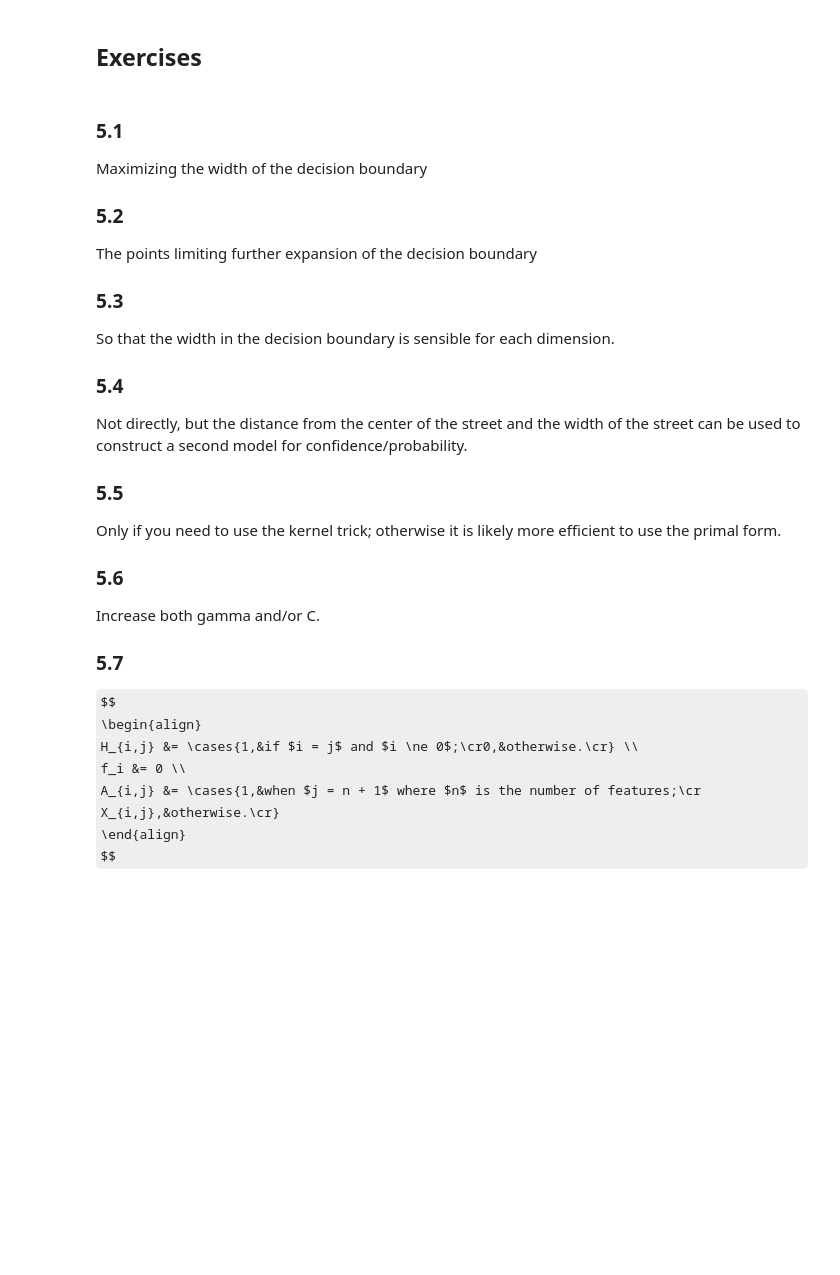
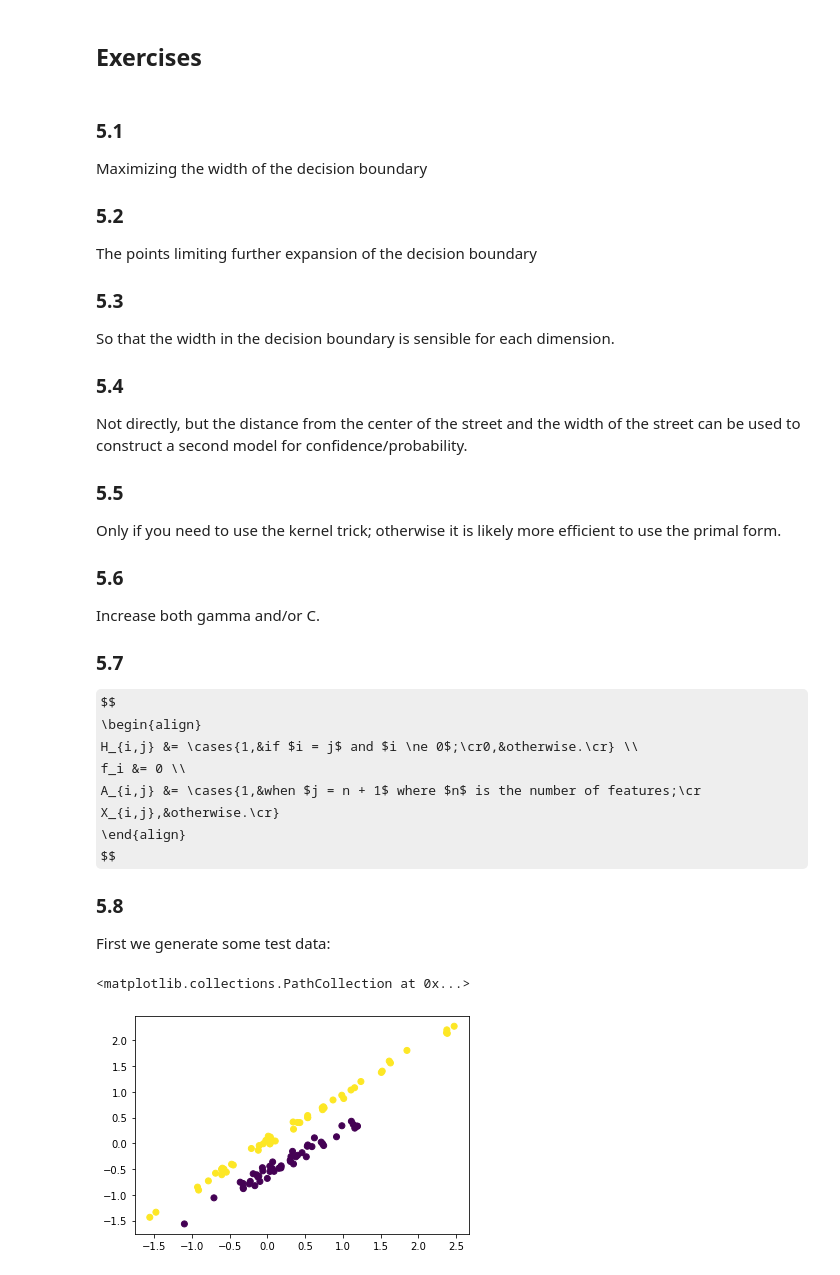
Before and after one commit to kms15/reading_notes, a Jupyter notebook: handsonml2e/handson-ml2-05.ipynb, the cells around one changed output. Drawn from its saved outputs; the diff is of its cells as text; code cells hidden in the pictures; some formulas as TeX source; blank space fills up the shorter version.

```diff
--- a/handsonml2e/handson-ml2-05.ipynb
+++ b/handsonml2e/handson-ml2-05.ipynb
@@ -174,3 +176,13 @@ f_i &= 0 \\
 A_{i,j} &= \cases{1,&when $j = n + 1$ where $n$ is the number of features;\cr X_{i,j},&otherwise.\cr}
 \end{align}
 $$
+
+### 5.8
+
+First we generate some test data:
+# %%
+X,y = datasets.make_classification(n_features=2, n_redundant=0, n_repeated=0, class_sep=0.3, random_state=42, n_clusters_per_class=1)
+plt.scatter(X[:,0], X[:,1], c=y)
+# %% [output]
+<matplotlib.collections.PathCollection at 0x...>
+[figure, added]
```
Also changed, not shown: parts of 14 cells of this notebook.
